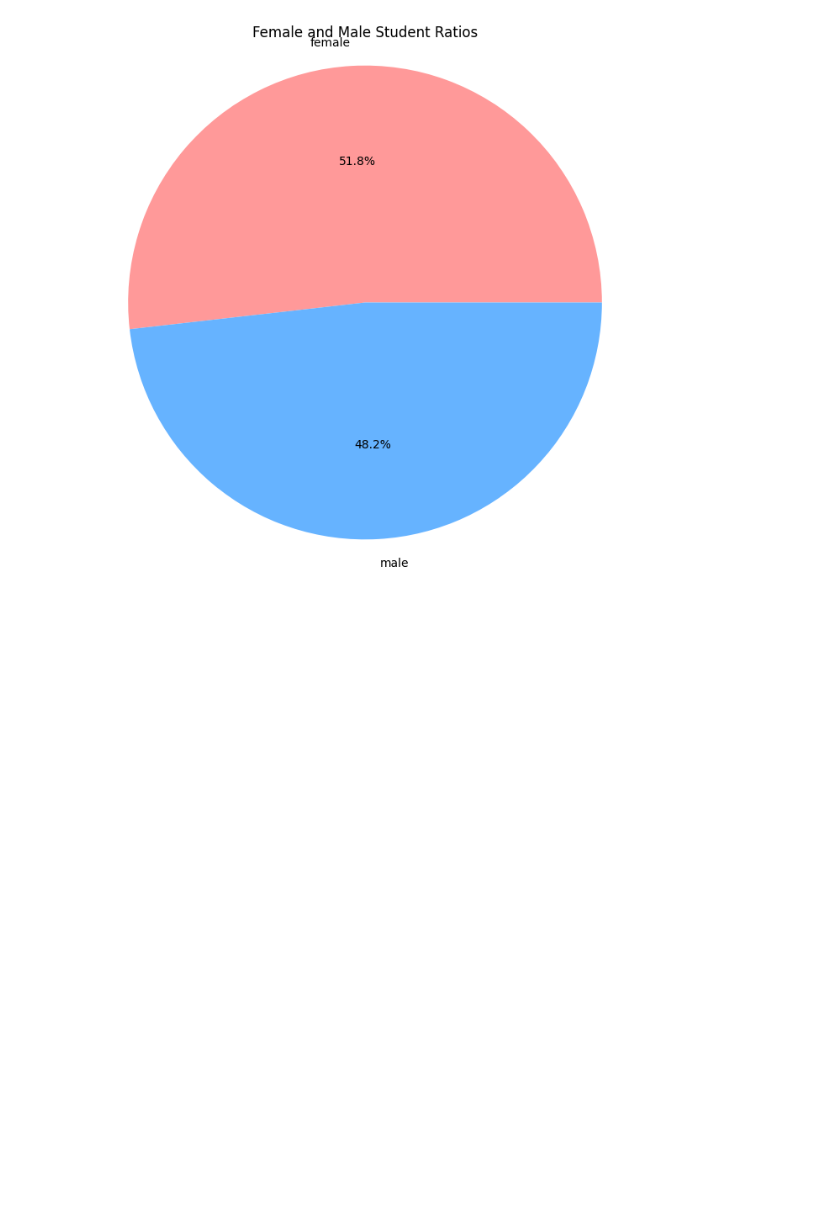
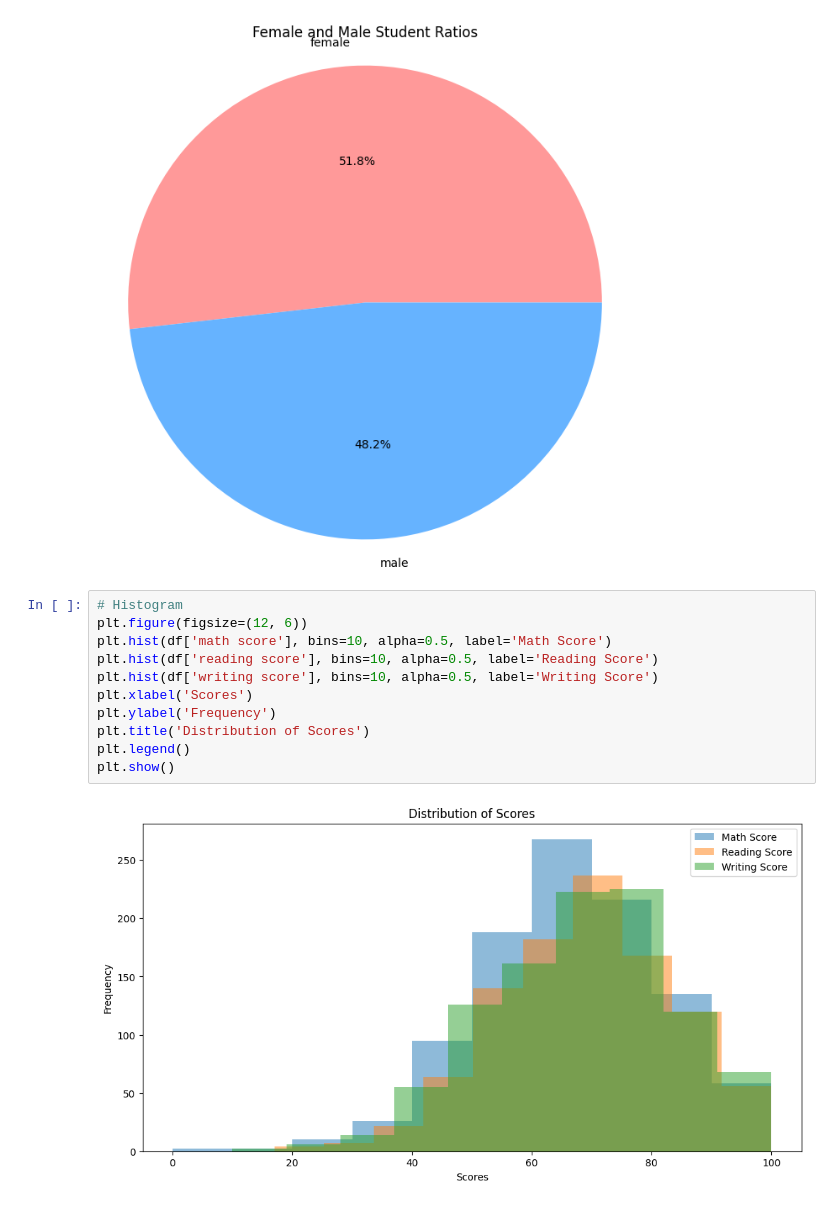
Before and after one commit to Rezashatery/Student-Performance-Analysis, a Jupyter notebook: Student-Performance-Analysis.ipynb, the cells around one changed output. Cells and saved outputs as stored; diff of their text form; blank space fills up the shorter version.

Commit message:
visualization

```diff
--- a/Student-Performance-Analysis.ipynb
+++ b/Student-Performance-Analysis.ipynb
@@ -88,3 +88,16 @@ plt.axis('equal')
 plt.show()
 # %% [output]
 [figure]
+# %%
+# Histogram
+plt.figure(figsize=(12, 6))
+plt.hist(df['math score'], bins=10, alpha=0.5, label='Math Score')
+plt.hist(df['reading score'], bins=10, alpha=0.5, label='Reading Score')
+plt.hist(df['writing score'], bins=10, alpha=0.5, label='Writing Score')
+plt.xlabel('Scores')
+plt.ylabel('Frequency')
+plt.title('Distribution of Scores')
+plt.legend()
+plt.show()
+# %% [output]
+[figure, added]
```
Also changed, not shown: parts of 2 cells of this notebook.
